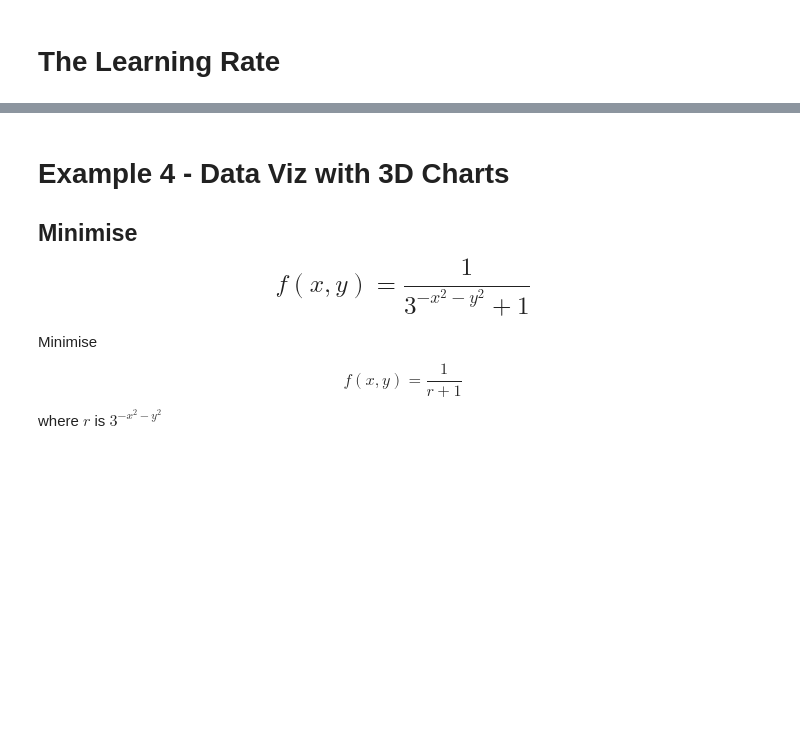
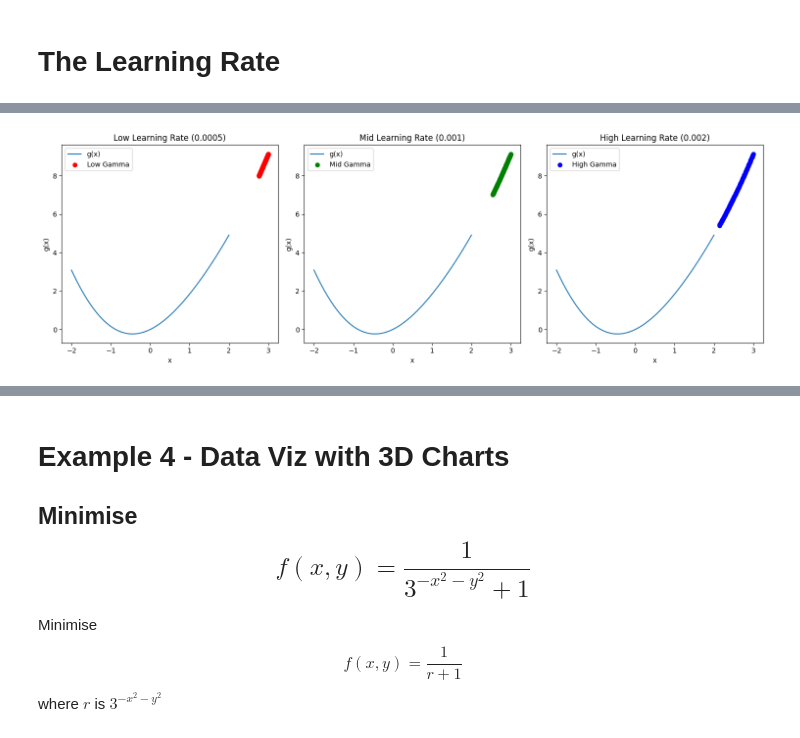
Before and after one commit to Sanika2029/Sanika, a Jupyter notebook: UGMR_2023__Module_04_Project_2024.ipynb, the cells around one changed output, grey strips where cells are left out. Drawn from its saved outputs; the diff is of its cells as text; code cells hidden in the pictures; blank space fills up the shorter version.

```diff
--- a/UGMR_2023__Module_04_Project_2024.ipynb
+++ b/UGMR_2023__Module_04_Project_2024.ipynb
@@ -326,0 +465,68 @@ insane_gamma = gradient_descent(derivative_func=dg, initial_guess= 1.9,
+# %%
+## TASK-5 : Run gradient descent 3 times
+## TASK-6 : Plot two more learning rates: mid_gamma (0.001) and high_gamma (0.002)
+# Function and its derivative
+def g(x):
+    return x**2 + np.sin(x)
+
+def dg(x):
+    return 2*x + np.cos(x)
+
+# Gradient Descent Function
+def gradient_descent(derivative_func, initial_guess, multiplier, precision, max_iter):
+    new_x = initial_guess
+    x_list = [new_x]
+
+    for _ in range(max_iter):
+        previous_x = new_x
+        gradient = derivative_func(previous_x)
+        new_x = previous_x - multiplier * gradient
+
+        step_size = abs(new_x - previous_x)
+        x_list.append(new_x)
+
+        if step_size < precision:
+            break
+
+    return x_list
+
+# Run gradient descent with different learning rates
+n = 100
+low_gamma = gradient_descent(derivative_func=dg, initial_guess=3, multiplier=0.0005, precision=0.0001, max_iter=n)
+mid_gamma = gradient_descent(derivative_func=dg, initial_guess=3, multiplier=0.001, precision=0.0001, max_iter=n)  # [REQUIRED]
+high_gamma = gradient_descent(derivative_func=dg, initial_guess=3, multiplier=0.002, precision=0.0001, max_iter=n)  # [REQUIRED]
+
+# Experiment with a high learning rate
+insane_gamma = gradient_descent(derivative_func=dg, initial_guess=1.9, multiplier=0.25, precision=0.0001, max_iter=n)
+
+# Plotting
+plt.figure(figsize=(15, 5))
+
+plt.subplot(1, 3, 1)
+plt.plot(x_2, g(x_2), label='g(x)')
+plt.scatter(low_gamma, [g(x) for x in low_gamma], color='red', label='Low Gamma')
+plt.title('Low Learning Rate (0.0005)')
+plt.xlabel('x')
+plt.ylabel('g(x)')
+plt.legend()
+
+plt.subplot(1, 3, 2)
+plt.plot(x_2, g(x_2), label='g(x)')
+plt.scatter(mid_gamma, [g(x) for x in mid_gamma], color='green', label='Mid Gamma')
+plt.title('Mid Learning Rate (0.001)')
+plt.xlabel('x')
+plt.ylabel('g(x)')
+plt.legend()
+
+plt.subplot(1, 3, 3)
+plt.plot(x_2, g(x_2), label='g(x)')
+plt.scatter(high_gamma, [g(x) for x in high_gamma], color='blue', label='High Gamma')
+plt.title('High Learning Rate (0.002)')
+plt.xlabel('x')
+plt.ylabel('g(x)')
+plt.legend()
+
+plt.tight_layout()
+plt.show()
+# %% [output]
+[figure, added]
```
Also changed, not shown: parts of 21 cells of this notebook.
